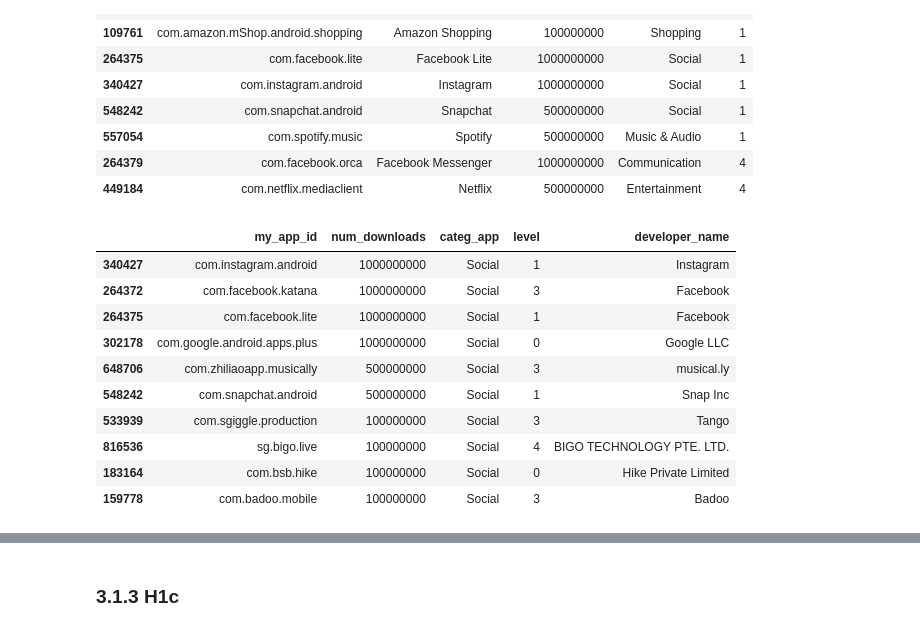
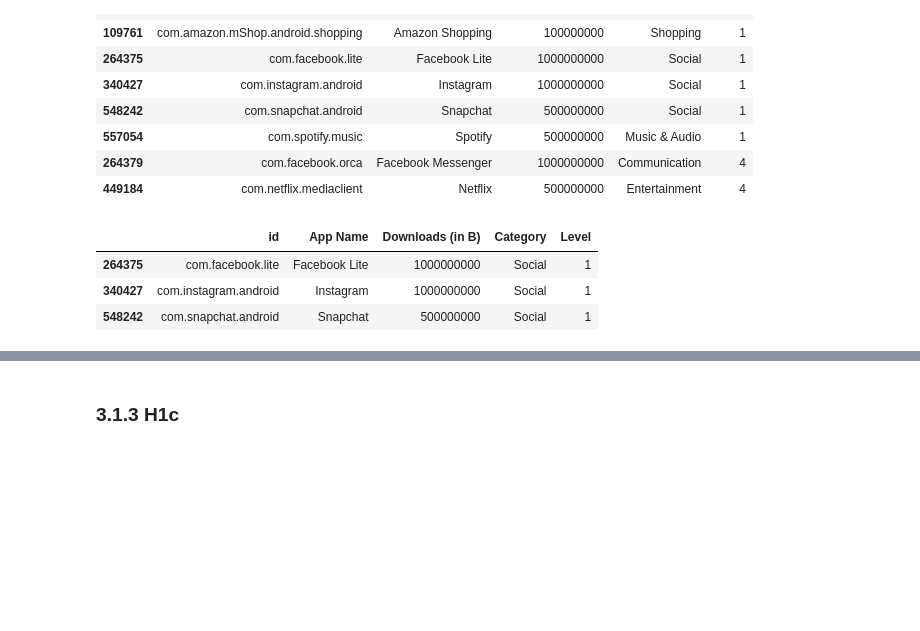
Before and after one commit to kevinmout/SBM, a Jupyter notebook: EDA.ipynb, the cells around one changed output, grey strips where cells are left out. Drawn from its saved outputs; the diff is of its cells as text; code cells hidden in the pictures; blank space fills up the shorter version.

Commit message:
downloads ready

```diff
--- a/EDA.ipynb
+++ b/EDA.ipynb
@@ -900,18 +890,11 @@ df_h1b
 | 449184 | com.netflix.mediaclient | Netflix | 500000000 | Entertainment | 4 |
 # %%
 # Top social apps by number of downloads
-df_h1b[df_h1b['categ_app'] == 'Social'].sort_values(by='num_downloads', ascending=False).head(10)
+df_h1b[df_h1b['Category'] == 'Social'].sort_values(by='Downloads (in B)', ascending=False).head(10)
 # %% [output]
-|  | my_app_id | num_downloads | categ_app | level | developer_name |
-| 340427 | com.instagram.android | 1000000000 | Social | 1 | Instagram |
-| 264372 | com.facebook.katana | 1000000000 | Social | 3 | Facebook |
-| 264375 | com.facebook.lite | 1000000000 | Social | 1 | Facebook |
-| 302178 | com.google.android.apps.plus | 1000000000 | Social | 0 | Google LLC |
-| 648706 | com.zhiliaoapp.musically | 500000000 | Social | 3 | musical.ly |
-| 548242 | com.snapchat.android | 500000000 | Social | 1 | Snap Inc |
-| 533939 | com.sgiggle.production | 100000000 | Social | 3 | Tango |
-| 816536 | sg.bigo.live | 100000000 | Social | 4 | BIGO TECHNOLOGY PTE. LTD. |
-| 183164 | com.bsb.hike | 100000000 | Social | 0 | Hike Private Limited |
-| 159778 | com.badoo.mobile | 100000000 | Social | 3 | Badoo |
+|  | id | App Name | Downloads (in B) | Category | Level |
+| 264375 | com.facebook.lite | Facebook Lite | 1000000000 | Social | 1 |
+| 340427 | com.instagram.android | Instagram | 1000000000 | Social | 1 |
+| 548242 | com.snapchat.android | Snapchat | 500000000 | Social | 1 |
 # %%
 # Top communication apps by number of downloads
```
Also changed, not shown: parts of 5 cells of this notebook, 4 other files.
